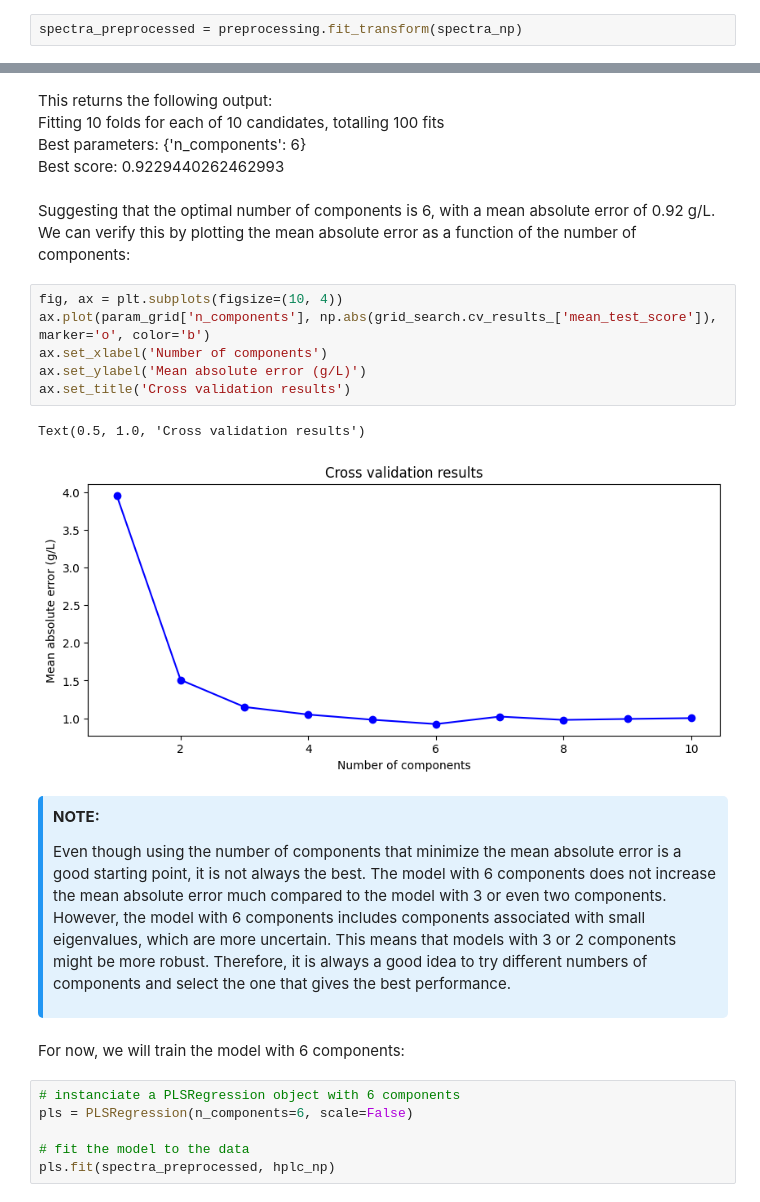
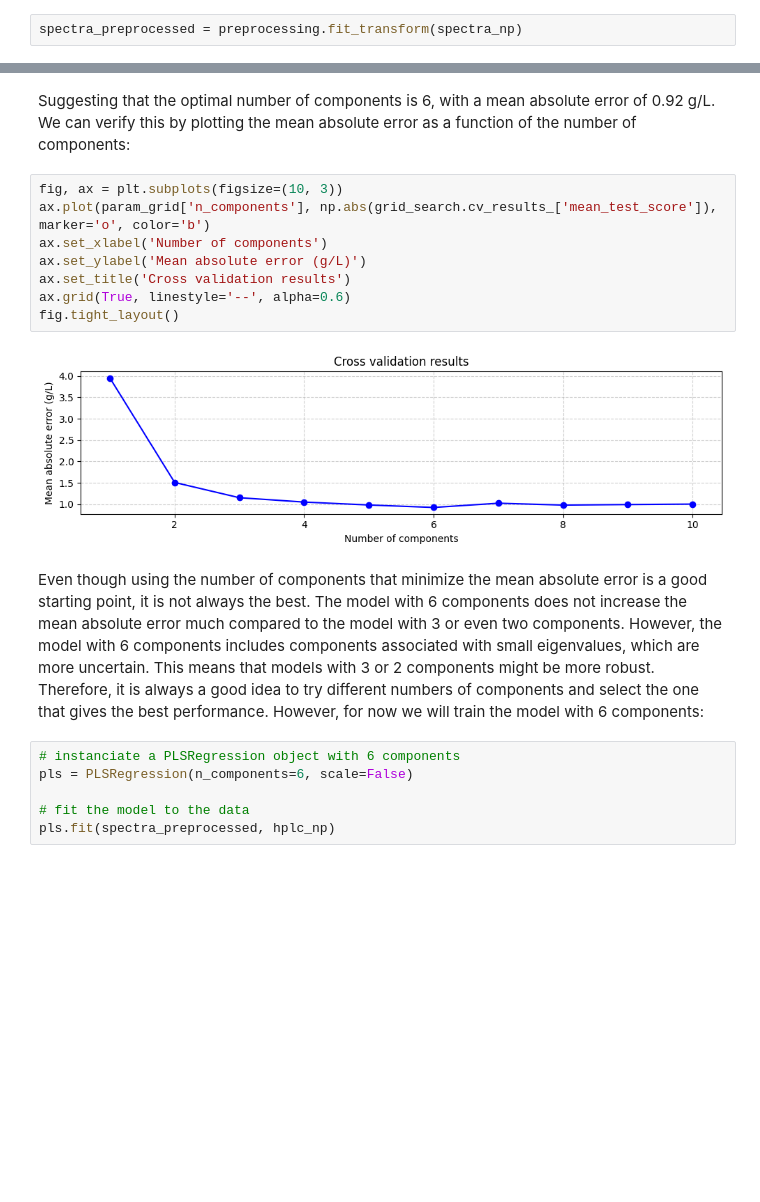
Before and after one commit to paucablop/chemotools.docs, a Jupyter notebook: docs/source/_learn/pls_regression.ipynb, the cells around one changed output, grey strips where cells are left out. Cells and saved outputs as stored; diff of their text form; blank space fills up the shorter version.

```diff
--- a/docs/source/_learn/pls_regression.ipynb
+++ b/docs/source/_learn/pls_regression.ipynb
@@ -246,26 +297,17 @@ Best score:  0.9229440262463037
-# %% [markdown]
-This returns the following output:<br>
-Fitting 10 folds for each of 10 candidates, totalling 100 fits<br>
-Best parameters:  {'n_components': 6}<br>
-Best score:  0.9229440262462993
 # %% [markdown]
 Suggesting that the optimal number of components is 6, with a mean absolute error of 0.92 g/L. We can verify this by plotting the mean absolute error as a function of the number of components:
 # %%
-fig, ax = plt.subplots(figsize=(10, 4))
+fig, ax = plt.subplots(figsize=(10, 3))
 ax.plot(param_grid['n_components'], np.abs(grid_search.cv_results_['mean_test_score']), marker='o', color='b')
 ax.set_xlabel('Number of components')
 ax.set_ylabel('Mean absolute error (g/L)')
 ax.set_title('Cross validation results')
+ax.grid(True, linestyle='--', alpha=0.6)
+fig.tight_layout()
 # %% [output]
-Text(0.5, 1.0, 'Cross validation results')
-[figure, old version]
+[figure, new version]
 # %% [markdown]
-<div style="background: #e3f2fd; padding: 10px; border-left: 5px solid #2196F3; border-radius: 5px;">
-    <p><strong>NOTE:</strong></p>
-    <p>Even though using the number of components that minimize the mean absolute error is a good starting point, it is not always the best. The model with 6 components does not increase the mean absolute error much compared to the model with 3 or even two components. However, the model with 6 components includes components associated with small eigenvalues, which are more uncertain. This means that models with 3 or 2 components might be more robust. Therefore, it is always a good idea to try different numbers of components and select the one that gives the best performance.</p>
-</div>
+Even though using the number of components that minimize the mean absolute error is a good starting point, it is not always the best. The model with 6 components does not increase the mean absolute error much compared to the model with 3 or even two components. However, the model with 6 components includes components associated with small eigenvalues, which are more uncertain. This means that models with 3 or 2 components might be more robust. Therefore, it is always a good idea to try different numbers of components and select the one that gives the best performance. However, for now we will train the model with 6 components:
-# %% [markdown]
-For now, we will train the model with 6 components:
 # %%
 # instanciate a PLSRegression object with 6 components
 pls = PLSRegression(n_components=6, scale=False)
```
Also changed, not shown: parts of 42 cells of this notebook, 1 other file.
